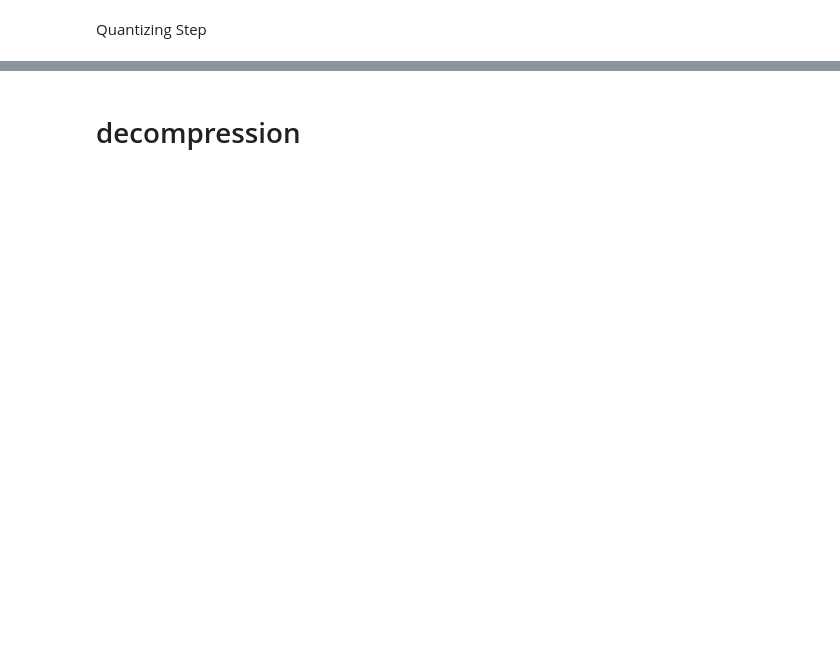
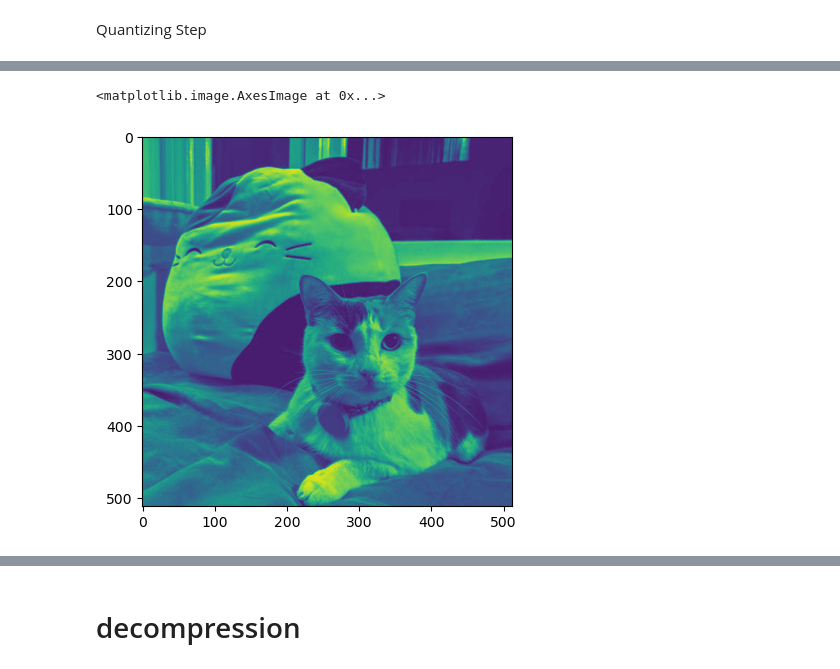
Before and after one commit to kevdodo/jpg-study, a Jupyter notebook: jpg_compress.ipynb, the cells around one changed output, grey strips where cells are left out. Cells and saved outputs as stored; diff of their text form; code cells hidden in the pictures; blank space fills up the shorter version.

Commit message:
did the jpeg stuff

```diff
--- a/jpg_compress.ipynb
+++ b/jpg_compress.ipynb
@@ -108,8 +104,33 @@ def unquantize_img(q_mat):
     return N
-# %%
-def convert_block(data):
-    assert data.dtype == np.uint8
-    data = np.asarray(data, dtype=np.int8)
-    data = data - 128
-    dct_coefficients = get_dct_coeff(data)
-    return quantize_img(dct_coefficients)
+# %%
+def convert_block(img):
+    # assert data.dtype == np.uint8
+    # data = np.asarray(data, dtype=np.int8)
+    # img = img - 128
+    dct_coefficients = get_dct_coeff(img)
+    return quantize_img(dct_coefficients)
+
+def get_jpeg(img):
+    # break image into 8x8 chunks
+    quantized_img = np.zeros_like(img)
+
+    for c in range(3):
+        quantized_img[:, :, c] = convert_block(img[:, :, c])
+
+    return quantized_img
+
+def undo_jpeg(quantized):
+    height, width = quantized.shape[0], quantized.shape[1]
+    img = np.zeros(quantized.shape)
+    for i in range(height // 8):
+        for j in range(width // 8):
+            for c in range(3):
+                block = quantized[8*i:8*i+8, 8*j:8*j+8, c]
+                img[8*i:8*i+8, 8*j:8*j+8, c] = unquantize_block(block)
+    return img
+# %%
+img_path = "target-image.png"
+img = ps.read_image(img_path)
+converted_img = convert_YcbCr(img)
+quantized = get_jpeg(converted_img)
+recovered = undo_jpeg(quantized)
@@ -115,0 +155,6 @@ def convert_block(data):
+# %%
+# print(recovered[100:108, 100:108, 0])
+plt.imshow(recovered[:, :, 0])
+# %% [output]
+<matplotlib.image.AxesImage at 0x...>
+[figure, added]
```
Also changed, not shown: parts of 42 cells of this notebook, 2 other files.
